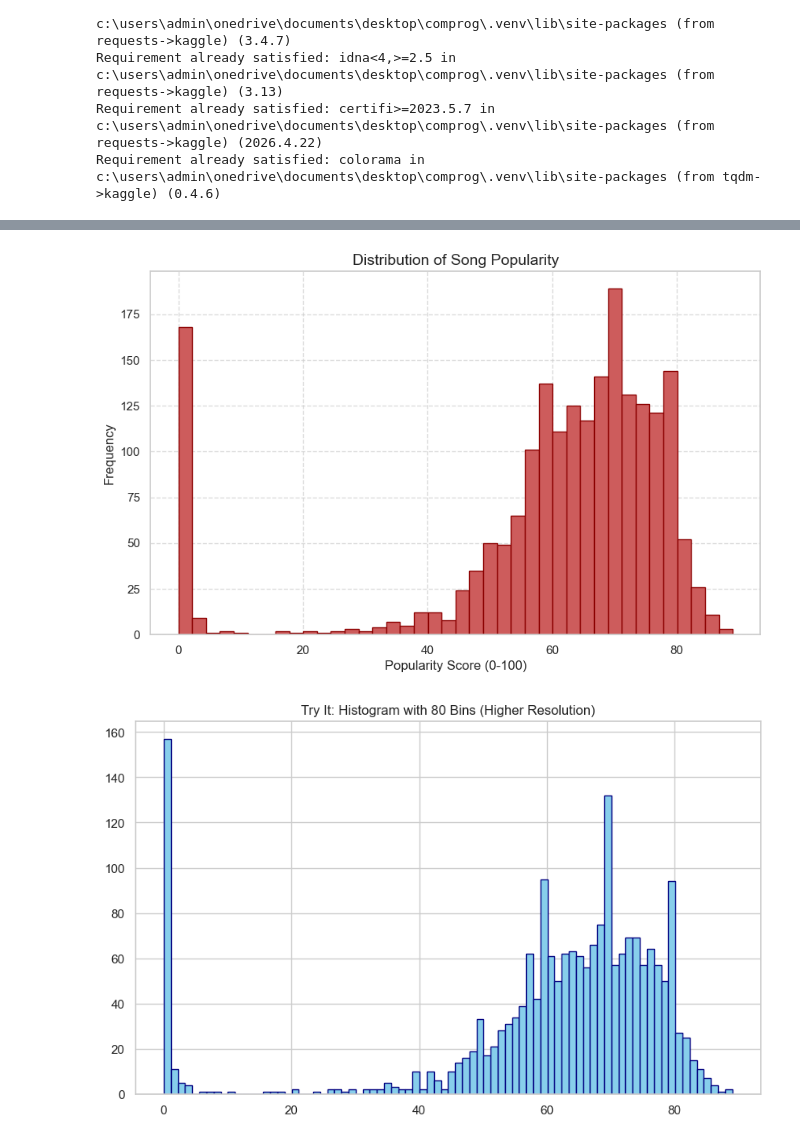
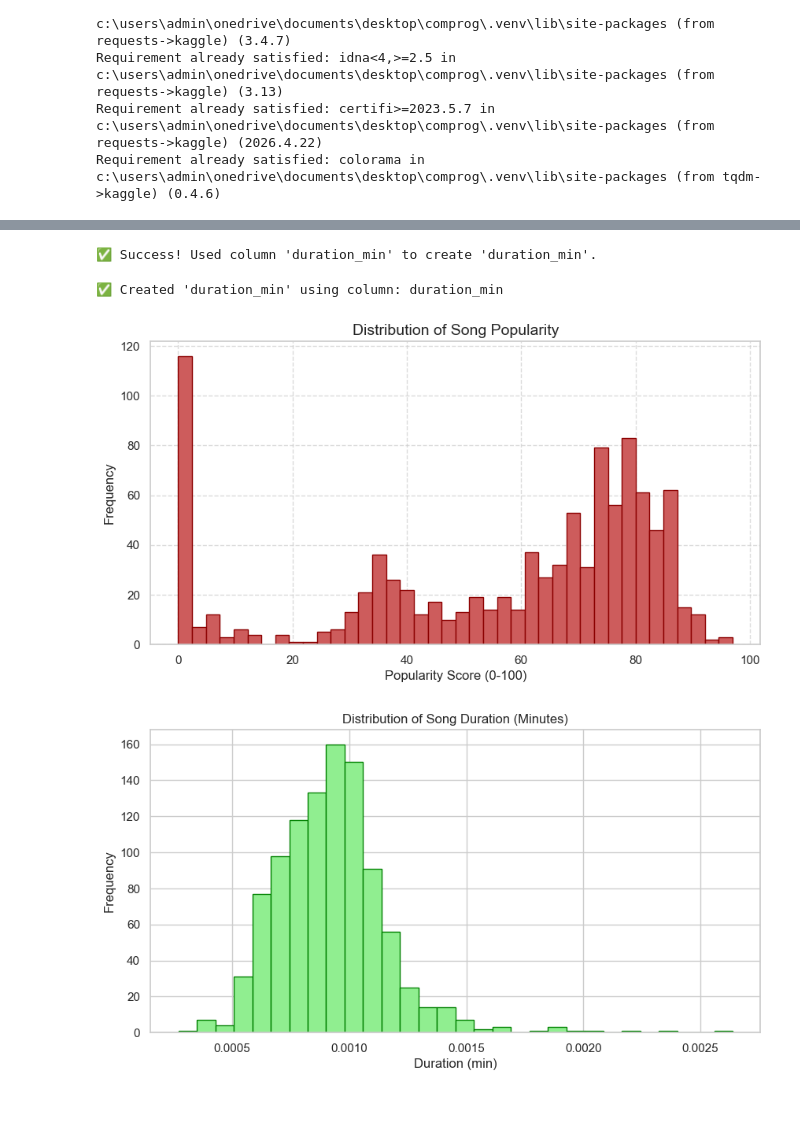
Before and after one commit to corderoaisy5-pixel/Lab7_DataVisualization_Cordero, a Jupyter notebook: Lab7_DataVisualization.ipynb, the cells around one changed output, grey strips where cells are left out. Drawn from its saved outputs; the diff is of its cells as text; code cells hidden in the pictures; blank space fills up the shorter version.

```diff
--- a/Lab7_DataVisualization.ipynb
+++ b/Lab7_DataVisualization.ipynb
@@ -33,8 +33,8 @@ import os
 # Set visual style for Seaborn
 sns.set_theme(style="whitegrid")
 
-# Use the name 'songs_normalize.csv' since that's what showed up in your folder
-dataset_path = "songs_normalize.csv"
+# Use the name 'spotify_top_1000_tracks.csv' since that's what showed up in your folder
+dataset_path = "spotify_top_1000_tracks.csv"
 df = pd.read_csv(dataset_path)
 
 print("✅ Dataset loaded successfully!")
@@ -88,42 +95,57 @@ df[['song', 'artist', 'year']].head()
+# %%
+# Look for any column name that contains 'duration'
+duration_col = [c for c in df.columns if 'duration' in c.lower()]
+
+if duration_col:
+    col_name = duration_col[0]
+    # Check if the numbers are huge (ms) or small (seconds)
+    if df[col_name].max() > 1000:
+        df['duration_min'] = df[col_name] / 60000
+    else:
+        df['duration_min'] = df[col_name] / 60
+    print(f"✅ Success! Used column '{col_name}' to create 'duration_min'.")
+else:
+    print("❌ Could not find any duration column in this specific dataset.")
+    print("Available columns are:", df.columns.tolist())
+# %% [output]
+✅ Success! Used column 'duration_min' to create 'duration_min'.
 # %%
 import matplotlib.pyplot as plt
 
+# --- STEP 1: AUTO-DETECT AND CREATE COLUMN ---
+# We do this first so the histograms don't crash!
+duration_col = [c for c in df.columns if 'duration' in c.lower()]
 
-plt.figure(figsize=(10, 6))
+if duration_col:
+    col_name = duration_col[0]
+    # If values are large, assume ms; otherwise assume seconds
+    if df[col_name].max() > 1000:
+        df['duration_min'] = df[col_name] / 60000
+    else:
+        df['duration_min'] = df[col_name] / 60
+    print(f"✅ Created 'duration_min' using column: {col_name}")
+else:
+    print("❌ Could not find a duration column.")
 
-
+# --- STEP 2: POPULARITY HISTOGRAMS ---
+plt.figure(figsize=(10, 5))
 plt.hist(df['popularity'], bins=40, color='indianred', edgecolor='darkred')
-
-
 plt.title('Distribution of Song Popularity', fontsize=14)
 plt.xlabel('Popularity Score (0-100)')
 plt.ylabel('Frequency')
-
-
 plt.grid(True, linestyle='--', alpha=0.7)
-
-
 plt.show()
 
-# --- Try It Section ---
-
-plt.figure(figsize=(10, 6))
-plt.hist(df['popularity'], bins=80, color='skyblue', edgecolor='navy')
-plt.title('Try It: Histogram with 80 Bins (Higher Resolution)')
-plt.show()
-
-# 1. Create the column by dividing milliseconds by 60,000
-df['duration_min'] = df['duration_ms'] / 60000
-
-# 2. Now run your histogram code
-import matplotlib.pyplot as plt
-
-plt.figure(figsize=(10, 6))
-plt.hist(df['duration_min'], bins=30, color='lightgreen', edgecolor='green')
-plt.title('Try It: Distribution of Song Duration (Minutes)')
-plt.xlabel('Duration (min)')
-plt.ylabel('Frequency')
-plt.show()
+# --- STEP 3: DURATION HISTOGRAM ---
+# Only plot if we successfully created the column
+if 'duration_min' in df.columns:
+    plt.figure(figsize=(10, 5))
+    plt.hist(df['duration_min'], bins=30, color='lightgreen', edgecolor='green')
+    plt.title('Distribution of Song Duration (Minutes)')
+    plt.xlabel('Duration (min)')
+    plt.ylabel('Frequency')
+    plt.show()
 # %% [output]
+✅ Created 'duration_min' using column: duration_min
-[figure, old version]
+[figure, new version]
-[figure, old version]
+[figure, new version]
```
Also changed, not shown: parts of 11 cells of this notebook, 1 other file.
